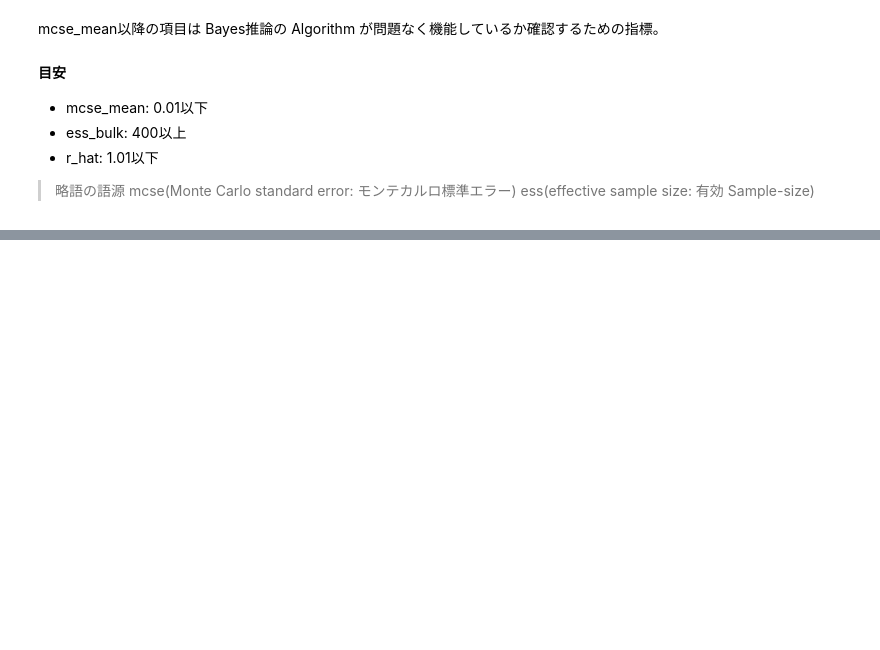
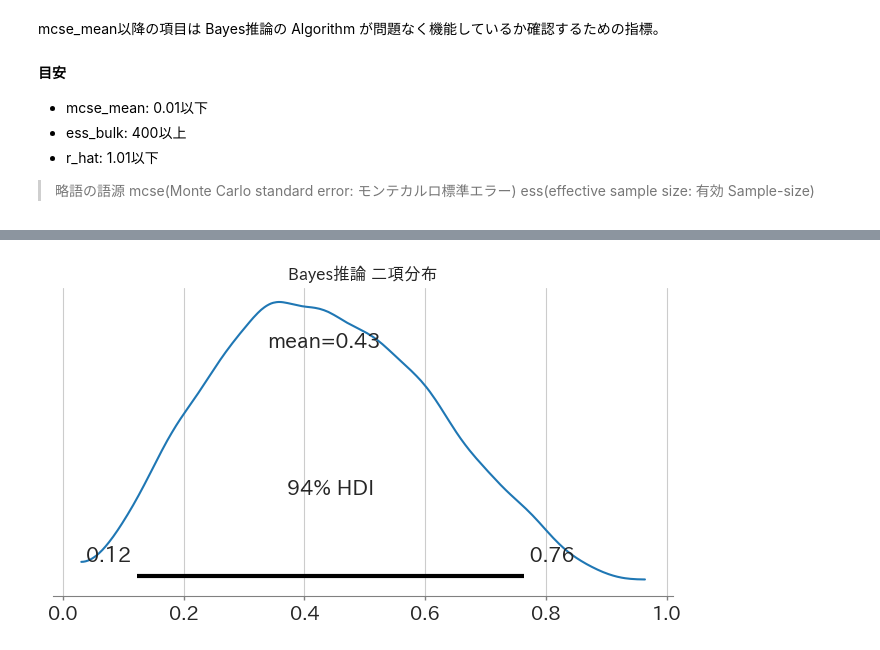
Before and after one commit to 1024xx4/py_bayes_intro, a Jupyter notebook: first_bayesian_interface_exercise.ipynb, the cells around one changed output, grey strips where cells are left out. Saved outputs shown, nothing was run; the diff lists cells and outputs as text; code cells hidden in the pictures; blank space fills up the shorter version.

```diff
--- a/first_bayesian_interface_exercise.ipynb
+++ b/first_bayesian_interface_exercise.ipynb
@@ -259,0 +303,7 @@ ess(effective sample size: 有効 Sample-size)
+# %%
+# 確率分布の可視化
+ax = az.plot_posterior(idata)
+ax.set_title('Bayes推論 二項分布')
+plt.show()
+# %% [output]
+[figure, added]
```
Also changed, not shown: parts of 8 cells of this notebook.
